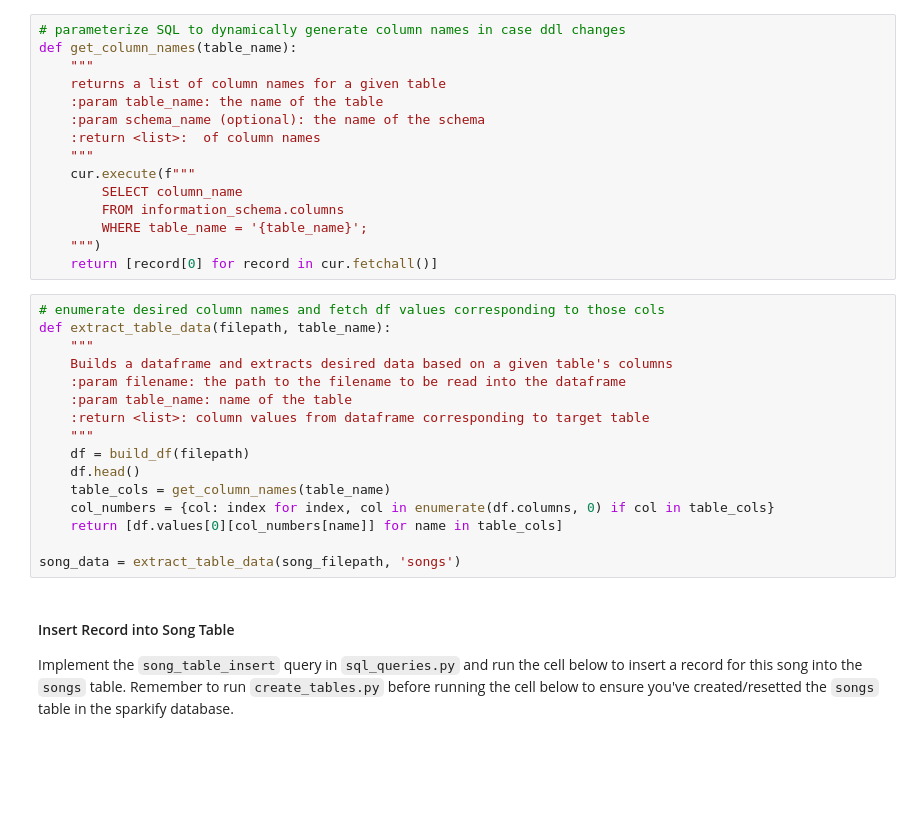
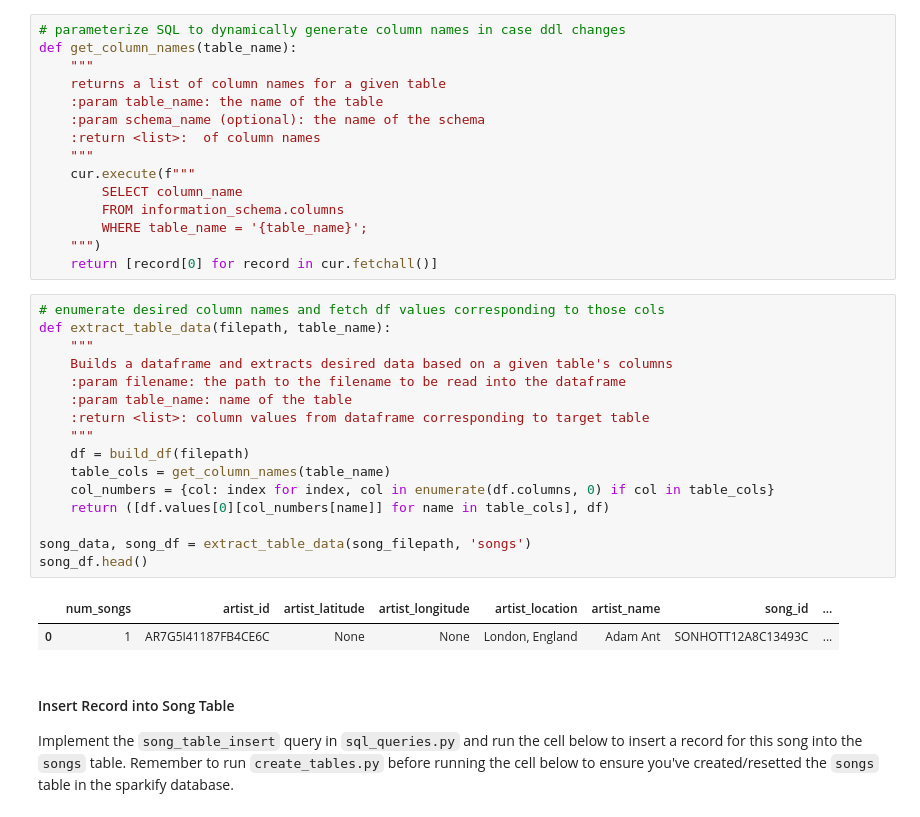
Before and after one commit to ScottFitzgerald83/sparkify, a Jupyter notebook: etl.ipynb, the cells around one changed output. Drawn from its saved outputs; the diff is of its cells as text; blank space fills up the shorter version.

```diff
--- a/etl.ipynb
+++ b/etl.ipynb
@@ -69,19 +68,22 @@ def get_column_names(table_name):
 # %%
 # enumerate desired column names and fetch df values corresponding to those cols
 def extract_table_data(filepath, table_name):
     """
     Builds a dataframe and extracts desired data based on a given table's columns
     :param filename: the path to the filename to be read into the dataframe
     :param table_name: name of the table
     :return <list>: column values from dataframe corresponding to target table
     """
     df = build_df(filepath)
-    df.head()
     table_cols = get_column_names(table_name)
     col_numbers = {col: index for index, col in enumerate(df.columns, 0) if col in table_cols}
-    return [df.values[0][col_numbers[name]] for name in table_cols]
+    return ([df.values[0][col_numbers[name]] for name in table_cols], df)
 
-song_data = extract_table_data(song_filepath, 'songs')
+song_data, song_df = extract_table_data(song_filepath, 'songs')
+song_df.head()
+# %% [output]
+|  | num_songs | artist_id | artist_latitude | artist_longitude | artist_location | artist_name | song_id | ... |
+| 0 | 1 | AR7G5I41187FB4CE6C | None | None | London, England | Adam Ant | SONHOTT12A8C13493C | ... |
 # %% [markdown]
 #### Insert Record into Song Table
 Implement the `song_table_insert` query in `sql_queries.py` and run the cell below to insert a record for this song
```
Also changed, not shown: parts of 10 cells of this notebook.
